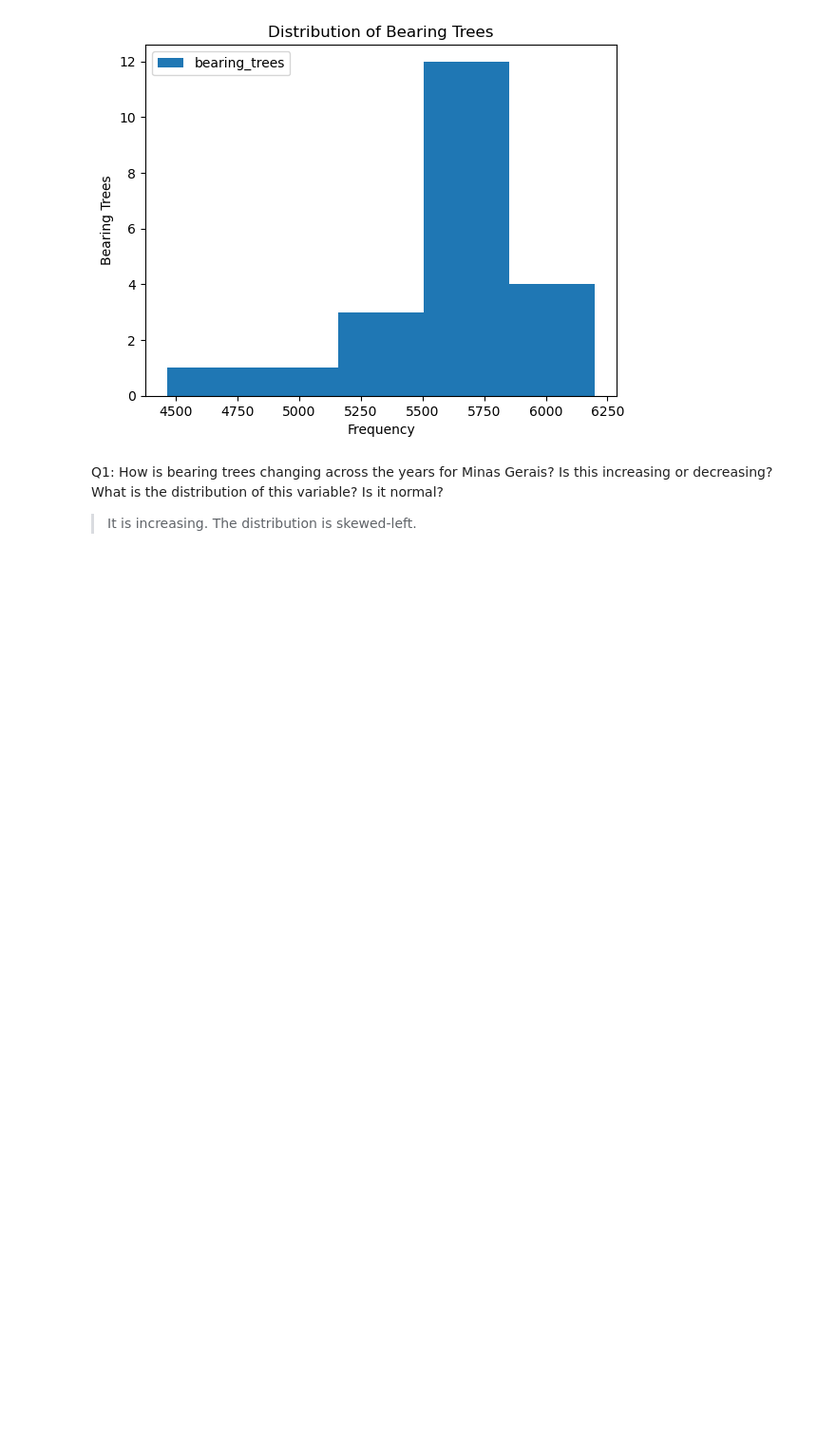
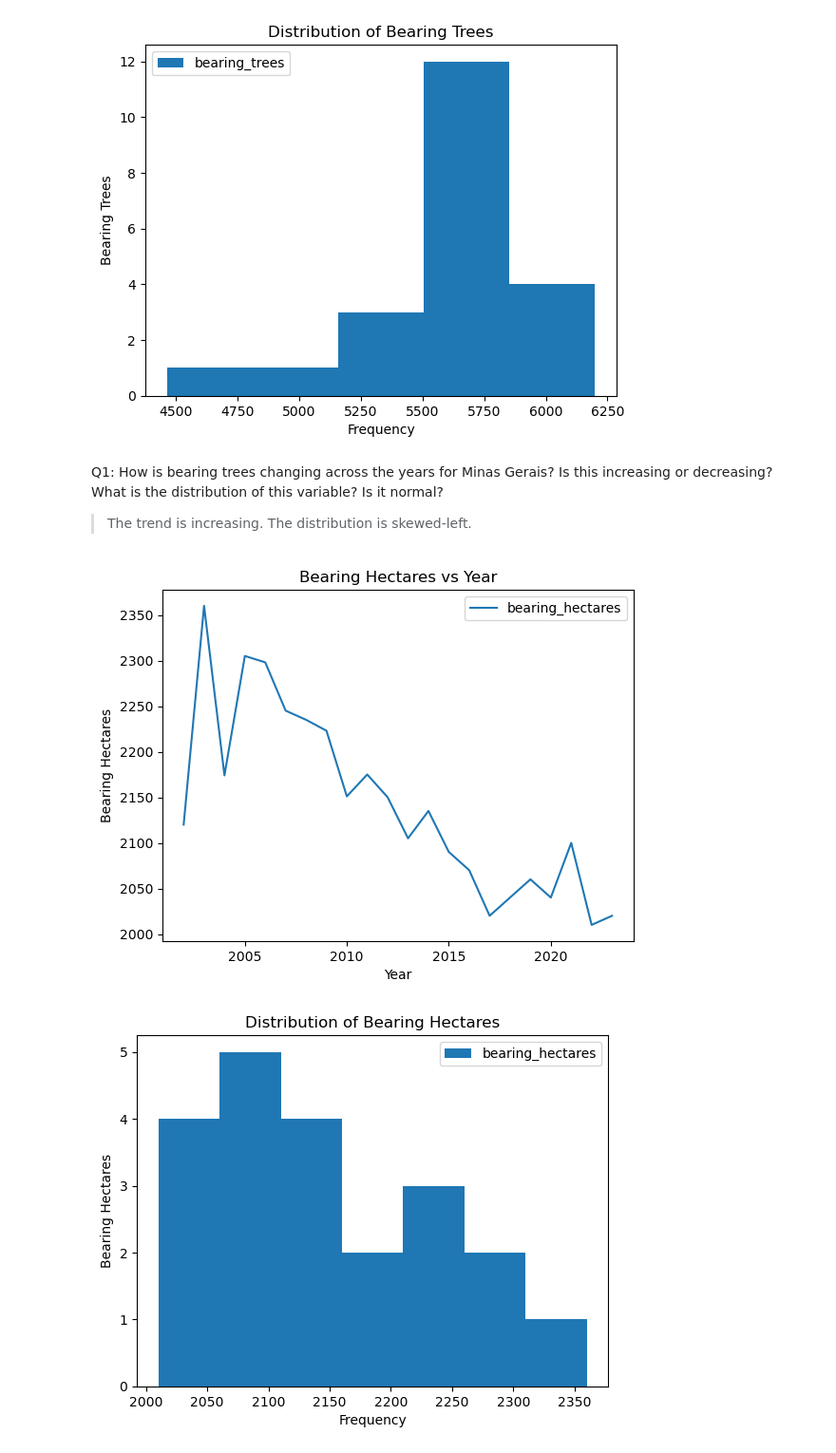
Before and after one commit to barronbytes/Learning-to-Code, a Jupyter notebook: Data-Science/EDA/Weather Analysis/notebooks/explore_coffee.ipynb, the cells around one changed output. Shown at 95% size. Drawn from its saved outputs; the diff is of its cells as text; code cells hidden in the pictures; blank space fills up the shorter version.

Commit message:
coffee EDA

```diff
--- a/Data-Science/EDA/Weather Analysis/notebooks/explore_coffee.ipynb
+++ b/Data-Science/EDA/Weather Analysis/notebooks/explore_coffee.ipynb
@@ -115,7 +115,22 @@ plt.show()
 # %% [markdown]
 Q1: How is bearing trees changing across the years for Minas Gerais? Is this increasing or decreasing? What is the distribution of this variable? Is it normal?
 
-> It is increasing. The distribution is skewed-left.
+> The trend is increasing. The distribution is skewed-left.
+# %%
+coffee_mg.plot(kind="line", x="year", y="bearing_hectares")
+plt.xlabel("Year")
+plt.ylabel("Bearing Hectares")
+plt.title("Bearing Hectares vs Year")
+plt.show()
+
+coffee_mg.plot(kind="hist", x="year", y="bearing_hectares", bins=7)
+plt.xlabel("Frequency")
+plt.ylabel("Bearing Hectares")
+plt.title("Distribution of Bearing Hectares")
+plt.show()
+# %% [output]
+[figure, added]
+[figure, added]
 # %% [markdown]
 Q2: How is bearing hectares changing across the years for Minas Gerais? Is this increasing or decreasing? What is the distribution of this variable? Is it normal?
 
```
Also changed, not shown: parts of 7 cells of this notebook.
